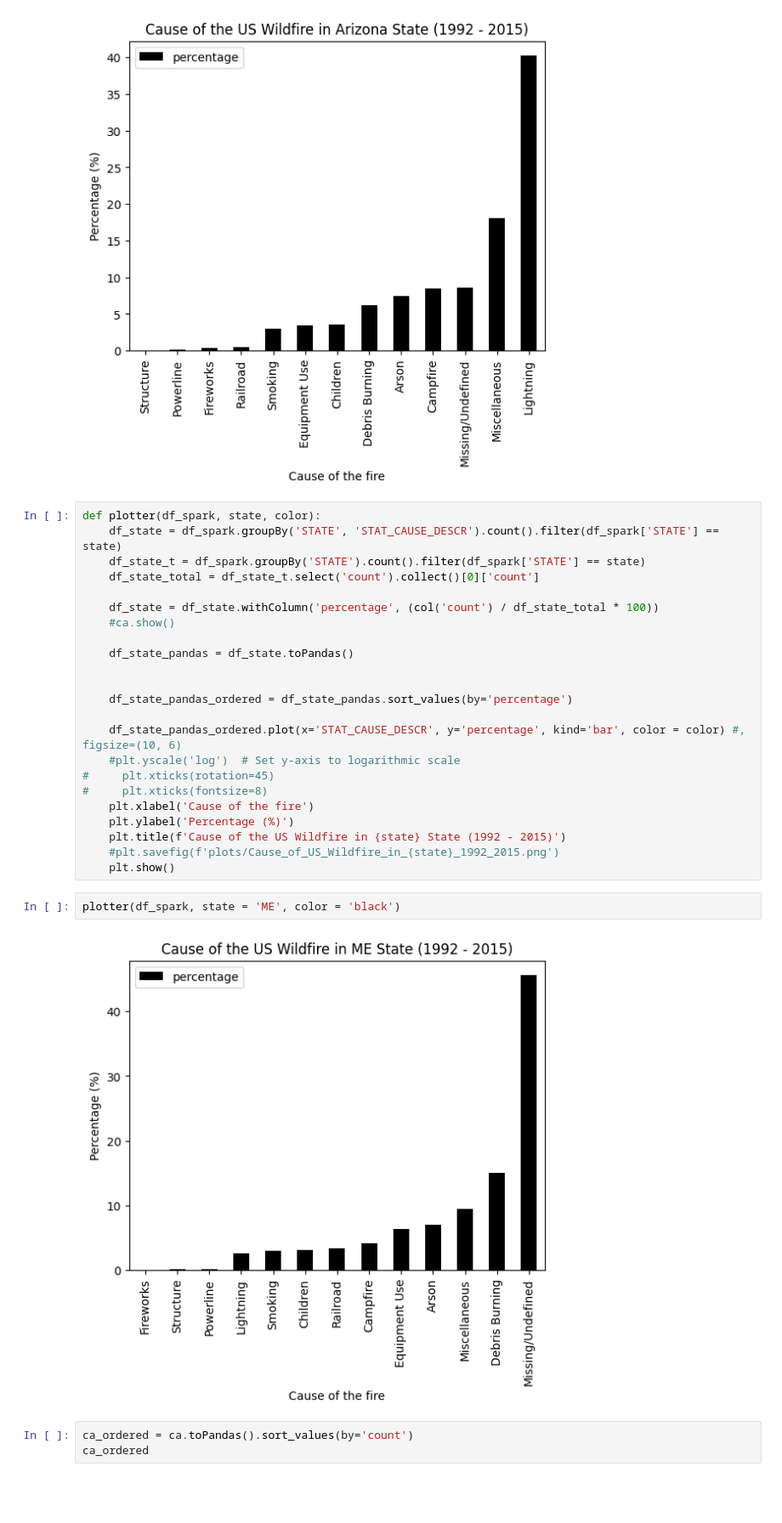
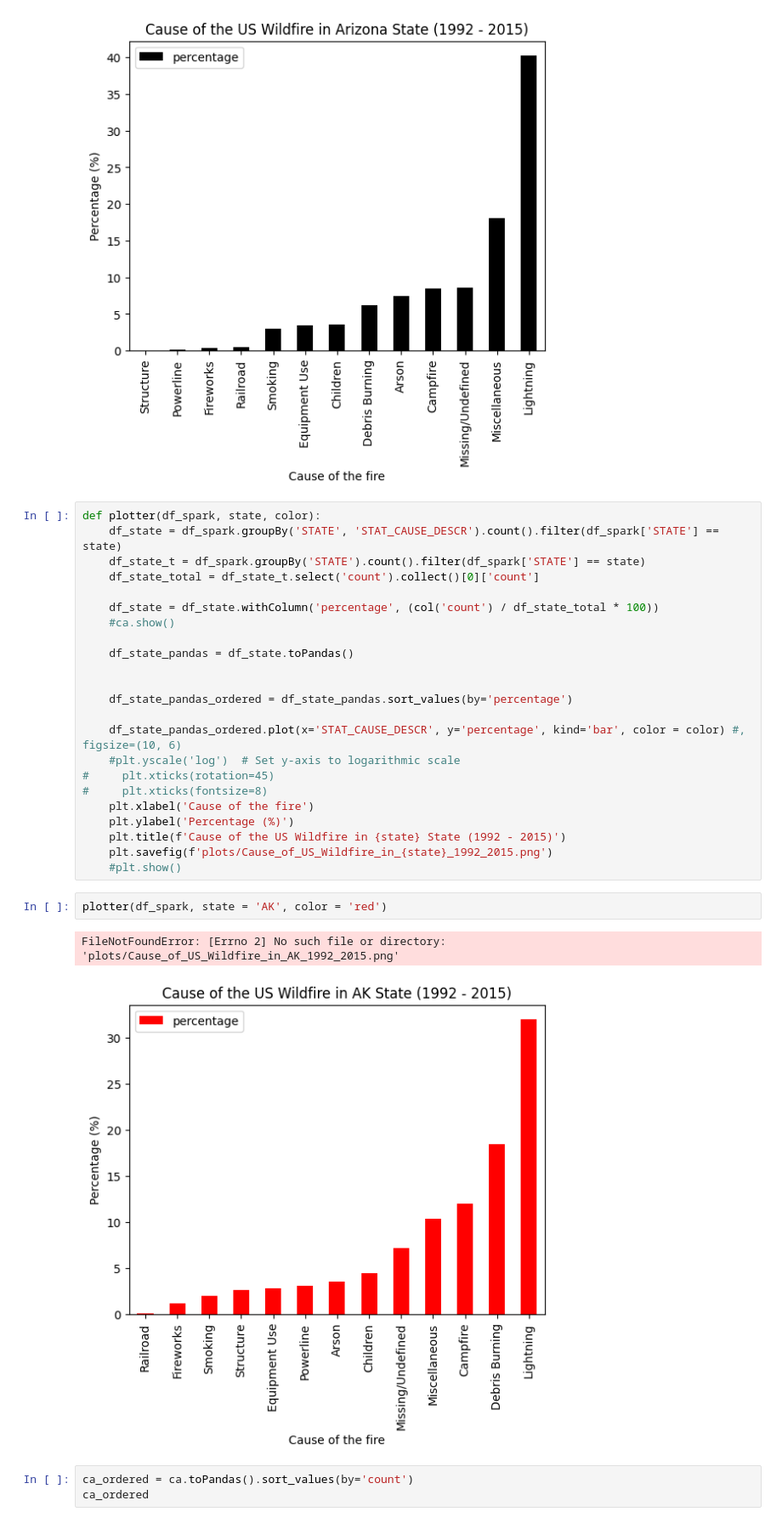
Before and after one commit to DanialArab/Geospatial_Data_Science, a Jupyter notebook: My GIS Projects/2. Exploratory Data Analysis on US Wildfires/EDA on 1.88 Million US Wildfires.ipynb, the cells around one changed output. Shown at 85% size. Cells and saved outputs as stored; diff of their text form; blank space fills up the shorter version.

Commit message:
Plot of cause of fire for Alaska updated

```diff
--- a/My GIS Projects/2. Exploratory Data Analysis on US Wildfires/EDA on 1.88 Million US Wildfires.ipynb
+++ b/My GIS Projects/2. Exploratory Data Analysis on US Wildfires/EDA on 1.88 Million US Wildfires.ipynb
@@ -589,12 +590,13 @@ def plotter(df_spark, state, color):
     plt.xlabel('Cause of the fire')
     plt.ylabel('Percentage (%)')
     plt.title(f'Cause of the US Wildfire in {state} State (1992 - 2015)')
-    #plt.savefig(f'plots/Cause_of_US_Wildfire_in_{state}_1992_2015.png')
-    plt.show()
+    plt.savefig(f'plots/Cause_of_US_Wildfire_in_{state}_1992_2015.png')
+    #plt.show()
 # %%
-plotter(df_spark, state = 'ME', color = 'black')
+plotter(df_spark, state = 'AK', color = 'red')
 # %% [output]
+FileNotFoundError: [Errno 2] No such file or directory: 'plots/Cause_of_US_Wildfire_in_AK_1992_2015.png'
-[figure, old version]
+[figure, new version]
 # %%
 ca_ordered = ca.toPandas().sort_values(by='count')
 ca_ordered
```
Also changed, not shown: parts of 10 cells of this notebook, 1 other file.
